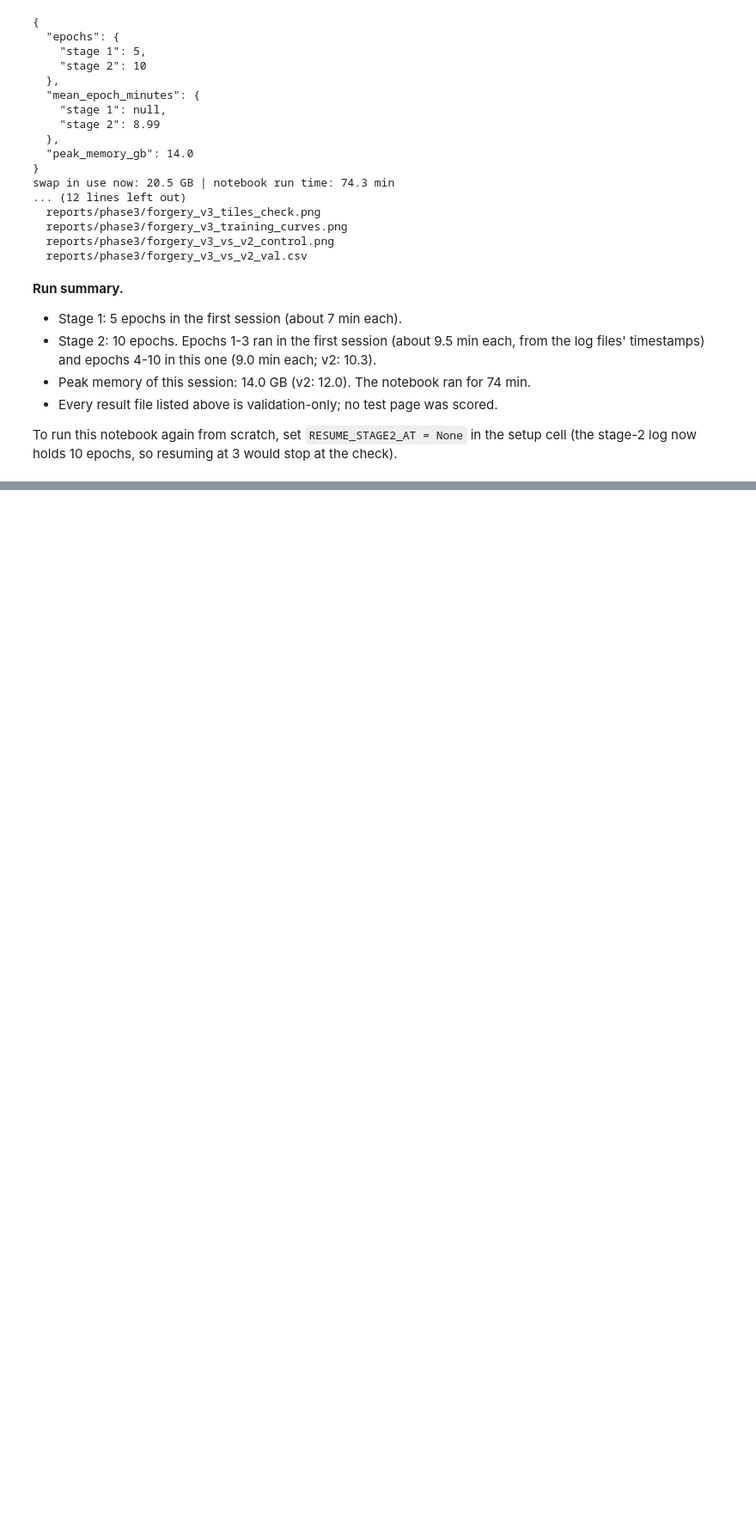
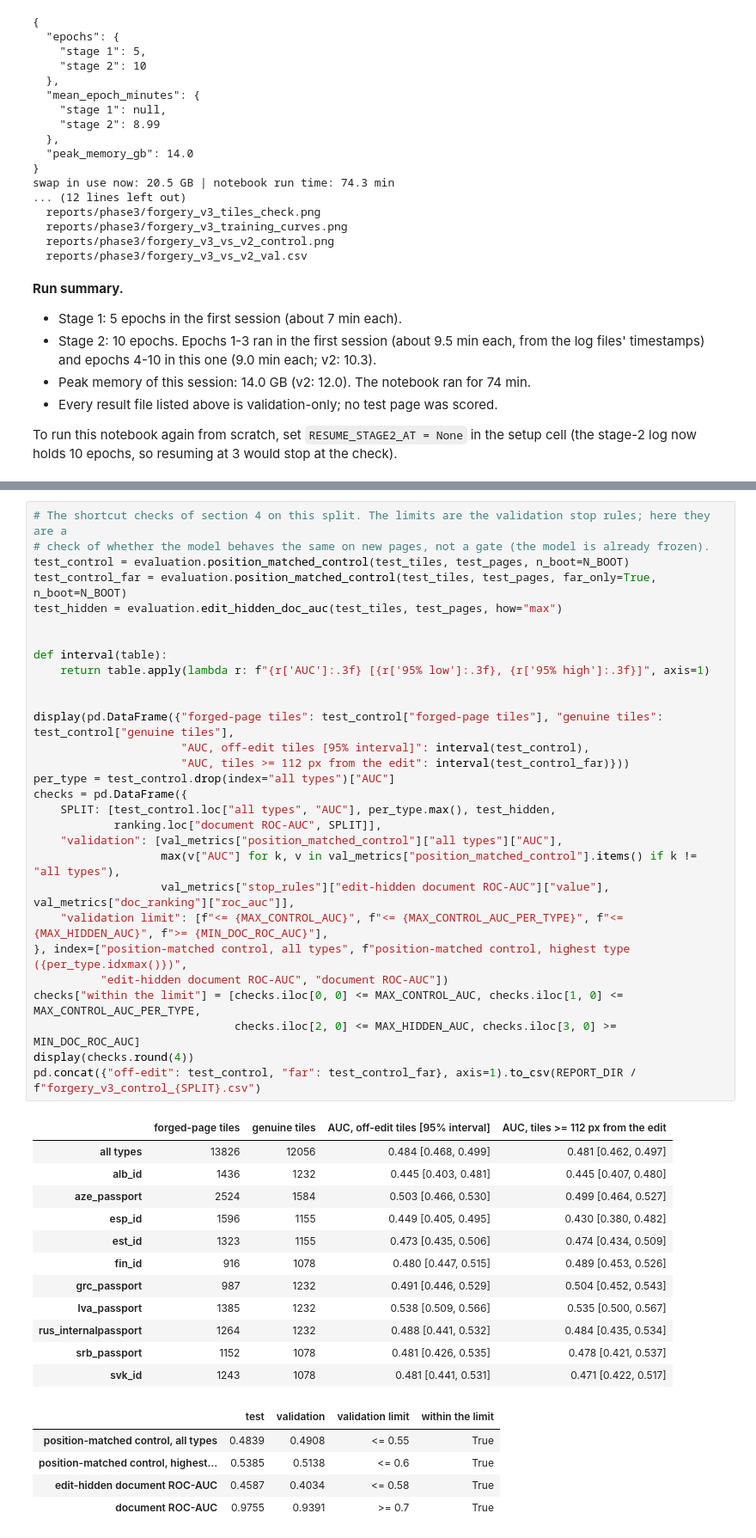
Before and after one commit to AbhishekChandra961/eKYC-Verification, a Jupyter notebook: notebooks/03b_forgery_tiles.ipynb, the cells around one changed output, grey strips where cells are left out. Shown at 86% size. Saved outputs shown, nothing was run; the diff lists cells and outputs as text; blank space fills up the shorter version.

```diff
--- a/notebooks/03b_forgery_tiles.ipynb
+++ b/notebooks/03b_forgery_tiles.ipynb
@@ -1096,0 +1319,47 @@ To run this notebook again from scratch, set `RESUME_STAGE2_AT = None` in the se
+# %%
+# The shortcut checks of section 4 on this split. The limits are the validation stop rules; here they are a
+# check of whether the model behaves the same on new pages, not a gate (the model is already frozen).
+test_control = evaluation.position_matched_control(test_tiles, test_pages, n_boot=N_BOOT)
+test_control_far = evaluation.position_matched_control(test_tiles, test_pages, far_only=True, n_boot=N_BOOT)
+test_hidden = evaluation.edit_hidden_doc_auc(test_tiles, test_pages, how="max")
+
+
+def interval(table):
+    return table.apply(lambda r: f"{r['AUC']:.3f} [{r['95% low']:.3f}, {r['95% high']:.3f}]", axis=1)
+
+
+display(pd.DataFrame({"forged-page tiles": test_control["forged-page tiles"], "genuine tiles": test_control["genuine tiles"],
+                      "AUC, off-edit tiles [95% interval]": interval(test_control),
+                      "AUC, tiles >= 112 px from the edit": interval(test_control_far)}))
+per_type = test_control.drop(index="all types")["AUC"]
+checks = pd.DataFrame({
+    SPLIT: [test_control.loc["all types", "AUC"], per_type.max(), test_hidden,
+            ranking.loc["document ROC-AUC", SPLIT]],
+    "validation": [val_metrics["position_matched_control"]["all types"]["AUC"],
+                   max(v["AUC"] for k, v in val_metrics["position_matched_control"].items() if k != "all types"),
+                   val_metrics["stop_rules"]["edit-hidden document ROC-AUC"]["value"], val_metrics["doc_ranking"]["roc_auc"]],
+    "validation limit": [f"<= {MAX_CONTROL_AUC}", f"<= {MAX_CONTROL_AUC_PER_TYPE}", f"<= {MAX_HIDDEN_AUC}", f">= {MIN_DOC_ROC_AUC}"],
+}, index=["position-matched control, all types", f"position-matched control, highest type ({per_type.idxmax()})",
+          "edit-hidden document ROC-AUC", "document ROC-AUC"])
+checks["within the limit"] = [checks.iloc[0, 0] <= MAX_CONTROL_AUC, checks.iloc[1, 0] <= MAX_CONTROL_AUC_PER_TYPE,
+                              checks.iloc[2, 0] <= MAX_HIDDEN_AUC, checks.iloc[3, 0] >= MIN_DOC_ROC_AUC]
+display(checks.round(4))
+pd.concat({"off-edit": test_control, "far": test_control_far}, axis=1).to_csv(REPORT_DIR / f"forgery_v3_control_{SPLIT}.csv")
+# %% [output]
+|  | forged-page tiles | genuine tiles | AUC, off-edit tiles [95% interval] | AUC, tiles >= 112 px from the edit |
+| all types | 13826 | 12056 | 0.484 [0.468, 0.499] | 0.481 [0.462, 0.497] |
+| alb_id | 1436 | 1232 | 0.445 [0.403, 0.481] | 0.445 [0.407, 0.480] |
+| aze_passport | 2524 | 1584 | 0.503 [0.466, 0.530] | 0.499 [0.464, 0.527] |
+| esp_id | 1596 | 1155 | 0.449 [0.405, 0.495] | 0.430 [0.380, 0.482] |
+| est_id | 1323 | 1155 | 0.473 [0.435, 0.506] | 0.474 [0.434, 0.509] |
+| fin_id | 916 | 1078 | 0.480 [0.447, 0.515] | 0.489 [0.453, 0.526] |
+| grc_passport | 987 | 1232 | 0.491 [0.446, 0.529] | 0.504 [0.452, 0.543] |
+| lva_passport | 1385 | 1232 | 0.538 [0.509, 0.566] | 0.535 [0.500, 0.567] |
+| rus_internalpassport | 1264 | 1232 | 0.488 [0.441, 0.532] | 0.484 [0.435, 0.534] |
+| srb_passport | 1152 | 1078 | 0.481 [0.426, 0.535] | 0.478 [0.421, 0.537] |
+| svk_id | 1243 | 1078 | 0.481 [0.441, 0.531] | 0.471 [0.422, 0.517] |
+|  | test | validation | validation limit | within the limit |
+| position-matched control, all types | 0.4839 | 0.4908 | <= 0.55 | True |
+| position-matched control, highest... | 0.5385 | 0.5138 | <= 0.6 | True |
+| edit-hidden document ROC-AUC | 0.4587 | 0.4034 | <= 0.58 | True |
+| document ROC-AUC | 0.9755 | 0.9391 | >= 0.7 | True |
```
Also changed, not shown: parts of 14 cells of this notebook, 12 other files.
